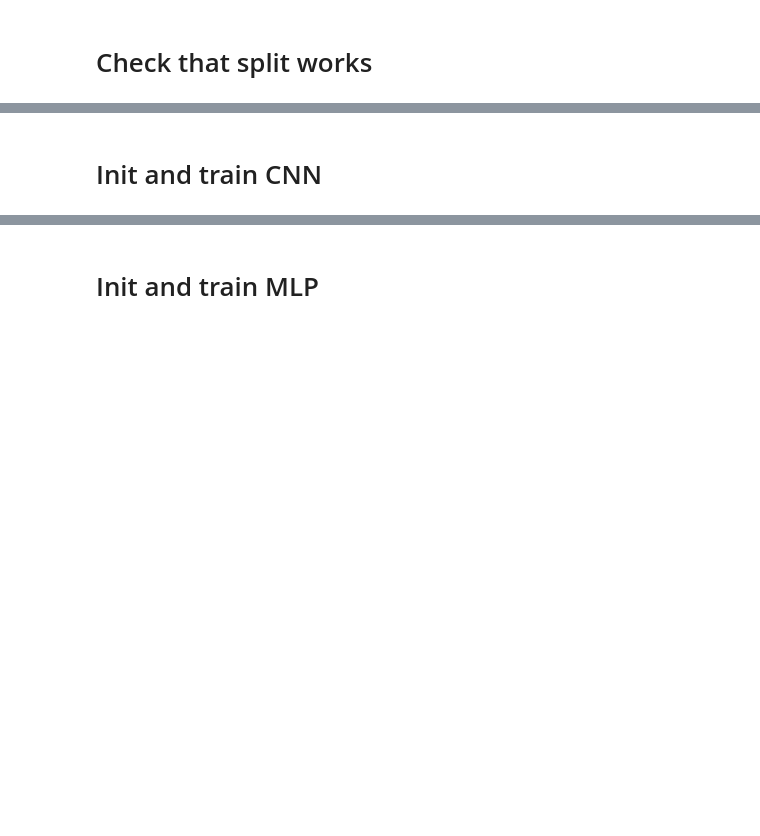
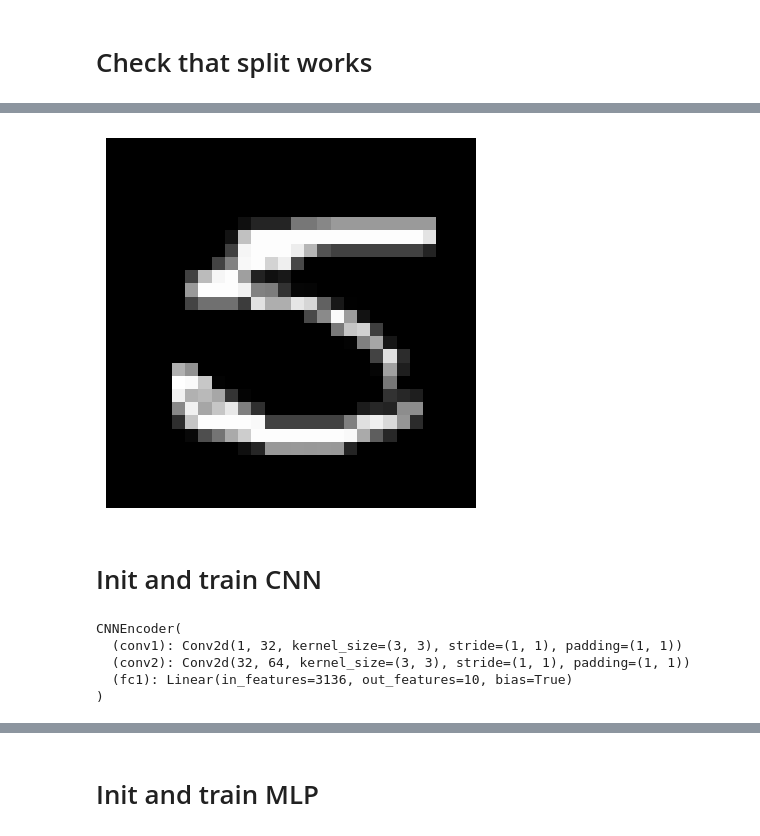
Before and after one commit to hzavadil98/NORA_MML, a Jupyter notebook: Nora_Fusion_clean.ipynb, the cells around one changed output, grey strips where cells are left out. Drawn from its saved outputs; the diff is of its cells as text; code cells hidden in the pictures; blank space fills up the shorter version.

```diff
--- a/Nora_Fusion_clean.ipynb
+++ b/Nora_Fusion_clean.ipynb
@@ -221,11 +286,13 @@ plt.show()
 # %%
 #look at first full image
 image = images[0]
 image = np.transpose(image, (1, 2, 0))  # Rearrange dimensions from CxHxW to HxWxC
 
 # Display the image
-plt.imshow(image)
+plt.imshow(image, cmap='gray')
 plt.axis('off')  # Turn off axis labels
 plt.show()
+# %% [output]
+[figure, added]
 # %% [markdown]
 # Init and train CNN
@@ -234,6 +303,13 @@ plt.show()
 cnn_encoder = CNNEncoder()
 criterion = nn.CrossEntropyLoss()
 cnn_optimizer = optim.Adam(cnn_encoder.parameters(), lr=learning_rate)
+cnn_encoder.to(device)
+# %% [output]
+CNNEncoder(
+  (conv1): Conv2d(1, 32, kernel_size=(3, 3), stride=(1, 1), padding=(1, 1))
+  (conv2): Conv2d(32, 64, kernel_size=(3, 3), stride=(1, 1), padding=(1, 1))
+  (fc1): Linear(in_features=3136, out_features=10, bias=True)
+)
 # %%
 # Train and evaluate the CNN encoder
 for epoch in range(num_epochs):
```
Also changed, not shown: parts of 15 cells of this notebook, 1 other file.
